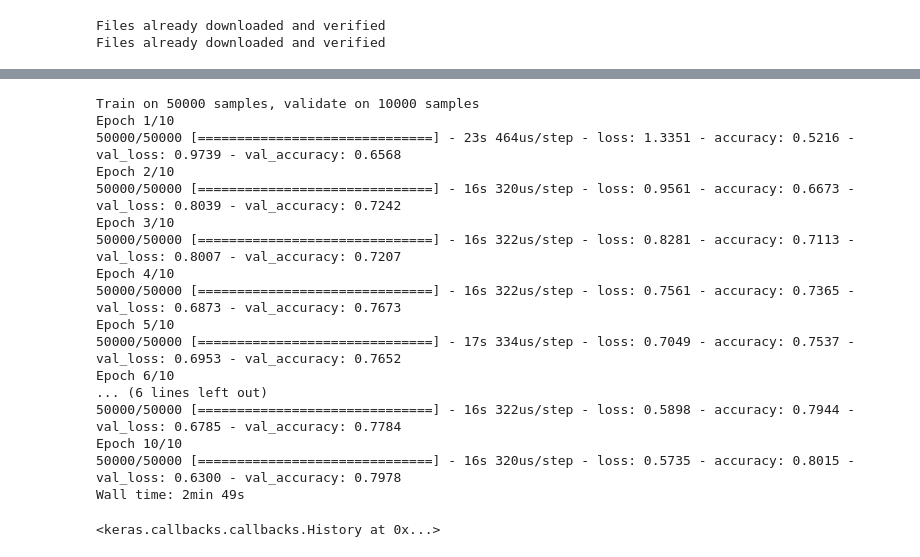
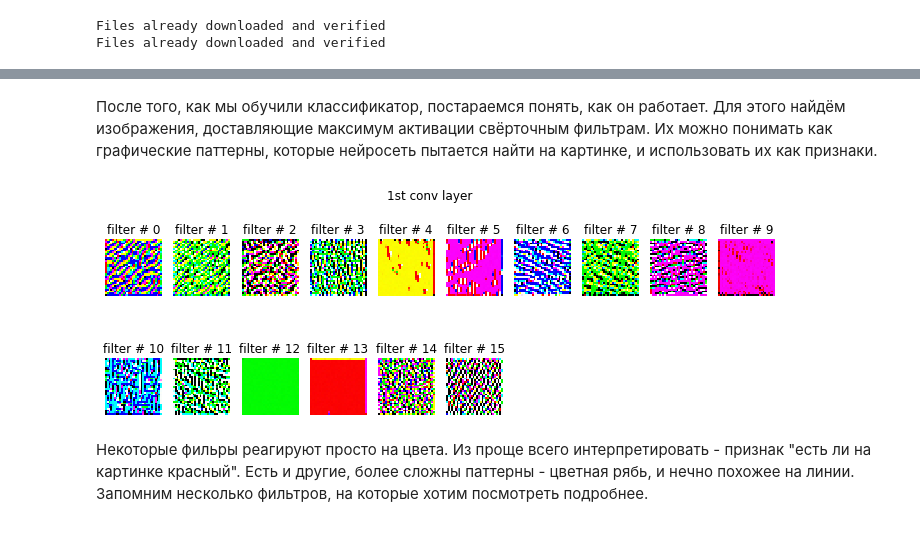
Before and after one commit to atercygnus/Otus-DeepLearningEngeneer, a Jupyter notebook: lesson11/CNN.ipynb, the cells around one changed output, grey strips where cells are left out. Saved outputs shown, nothing was run; the diff lists cells and outputs as text; code cells hidden in the pictures.

```diff
--- a/lesson11/CNN.ipynb
+++ b/lesson11/CNN.ipynb
@@ -245,31 +191,42 @@ Test samples: (10000, 32, 32, 3) (10000, 1)
-# %%
-%%time
-
-# fit model
-model.fit(
-    x_train, y_train,
-    batch_size=BATCH_SIZE,
-    epochs=EPOCHS,
-    validation_data=(x_test, y_test),
-    shuffle=True,
-    verbose=1
-)
-# %% [output]
-Train on 50000 samples, validate on 10000 samples
-Epoch 1/10
-50000/50000 [==============================] - 23s 464us/step - loss: 1.3351 - accuracy: 0.5216 - val_loss: 0.9739 - val_accuracy: 0.6568
-Epoch 2/10
-50000/50000 [==============================] - 16s 320us/step - loss: 0.9561 - accuracy: 0.6673 - val_loss: 0.8039 - val_accuracy: 0.7242
-Epoch 3/10
-50000/50000 [==============================] - 16s 322us/step - loss: 0.8281 - accuracy: 0.7113 - val_loss: 0.8007 - val_accuracy: 0.7207
-Epoch 4/10
-50000/50000 [==============================] - 16s 322us/step - loss: 0.7561 - accuracy: 0.7365 - val_loss: 0.6873 - val_accuracy: 0.7673
-Epoch 5/10
-50000/50000 [==============================] - 17s 334us/step - loss: 0.7049 - accuracy: 0.7537 - val_loss: 0.6953 - val_accuracy: 0.7652
-Epoch 6/10
-... (6 lines left out)
-50000/50000 [==============================] - 16s 322us/step - loss: 0.5898 - accuracy: 0.7944 - val_loss: 0.6785 - val_accuracy: 0.7784
-Epoch 10/10
-50000/50000 [==============================] - 16s 320us/step - loss: 0.5735 - accuracy: 0.8015 - val_loss: 0.6300 - val_accuracy: 0.7978
-Wall time: 2min 49s
-<keras.callbacks.callbacks.History at 0x...>
+# %% [markdown]
+После того, как мы обучили классификатор, постараемся понять, как он работает. Для этого найдём изображения, доставляющие максимум активации свёрточным фильтрам. Их можно понимать как графические паттерны, которые нейросеть пытается найти на картинке, и использовать их как признаки.
+# %%
+def get_max_images(func, neuron_count):
+
+    max_imgs = []
+
+    for neuron_n in range(neuron_count):
+        # Оптимизируемое изображение.
+        # Иницализируется случайно.
+        img = torch.tensor((np.random.rand(1, 3, 32, 32) - .5)/.5, dtype=torch.float, requires_grad=True, device='cuda')
+        # Трактуем изображение как веса, который надо оптимизировать.
+        optimizer = optim.Adam([img], lr=5e-3)
+
+        for i in range(1000):
+            optimizer.zero_grad()
+            img_tanh = torch.tanh(img)
+            output = func(img_tanh)[0][neuron_n]
+            # Функция потерь - средний уровень значений пикселей в featurte map.
+            # Большие значения говорят о том, что сеть нашла какой-то паттерн.
+            loss = -torch.mean(output)
+            loss.backward()
+            optimizer.step()
+
+        max_imgs.append(img_tanh[0].permute(1,2,0).cpu().detach().numpy())
+
+    return max_imgs
+# %%
+# Получим картинки, максимизирующие активации фильтров первого свёрточного слоя (16 фильтров)
+max_images_1_1 = get_max_images(model.conv1_1, 16)
+
+f = plt.figure(figsize=(12, 4))
+f.suptitle('1st conv layer')
+for i in range(16):
+    f.add_subplot(np.ceil(len(max_images_1_1)/10), 10, i+1)
+    plt.imshow(max_images_1_1[i]/2+.5)
+    plt.axis('off')
+    plt.title('filter # %d' % i)
+# %% [output]
+[figure, added]
+# %% [markdown]
+Некоторые фильры реагируют просто на цвета. Из проще всего интерпретировать - признак "есть ли на картинке красный". Есть и другие, более сложны паттерны - цветная рябь, и нечно похожее на линии. Запомним несколько фильтров, на которые хотим посмотреть подробнее.
```
Also changed, not shown: parts of 46 cells of this notebook.
